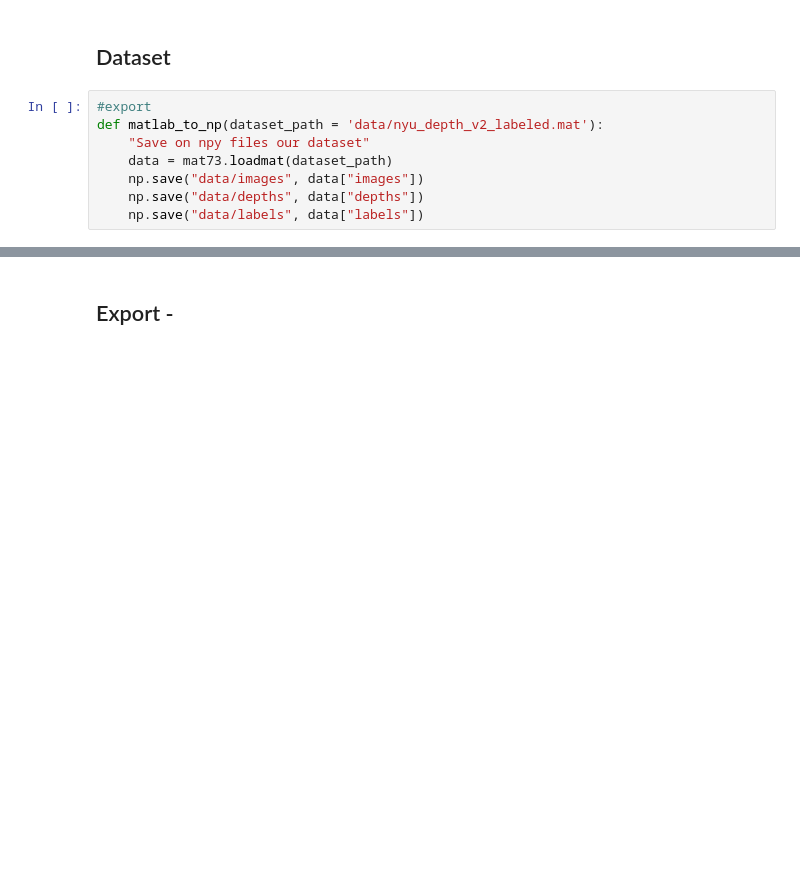
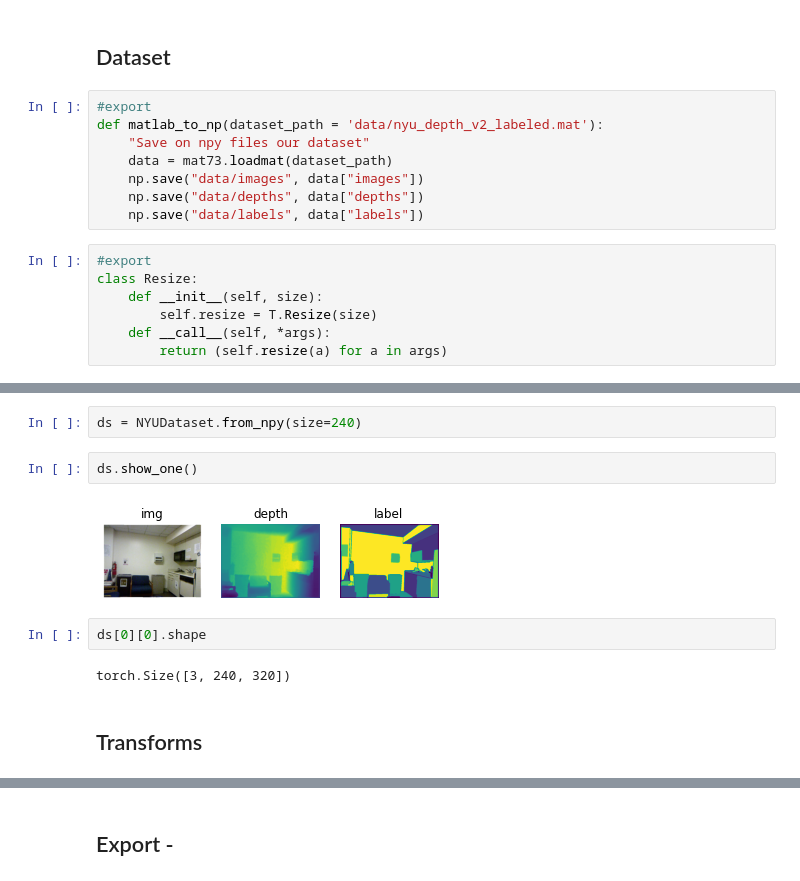
Before and after one commit to tcapelle/hydra_net, a Jupyter notebook: 01_data.ipynb, the cells around one changed output, grey strips where cells are left out. Saved outputs shown, nothing was run; the diff lists cells and outputs as text; blank space fills up the shorter version.

```diff
--- a/01_data.ipynb
+++ b/01_data.ipynb
@@ -25,6 +27,13 @@ def matlab_to_np(dataset_path = 'data/nyu_depth_v2_labeled.mat'):
     np.save("data/images", data["images"])
     np.save("data/depths", data["depths"])
     np.save("data/labels", data["labels"])
+# %%
+#export
+class Resize:
+    def __init__(self, size):
+        self.resize = T.Resize(size)
+    def __call__(self, *args):
+        return (self.resize(a) for a in args)
 # %%
 #export
 class NYUDataset:
@@ -56,3 +98,15 @@ class NYUDataset:
              shuffle=shuffle,
              pin_memory=pin_memory,
          )
+# %%
+ds = NYUDataset.from_npy(size=240)
+# %%
+ds.show_one()
+# %% [output]
+[figure, added]
+# %%
+ds[0][0].shape
+# %% [output]
+torch.Size([3, 240, 320])
+# %% [markdown]
+## Transforms
```
Also changed, not shown: parts of 7 cells of this notebook, 12 other files.
